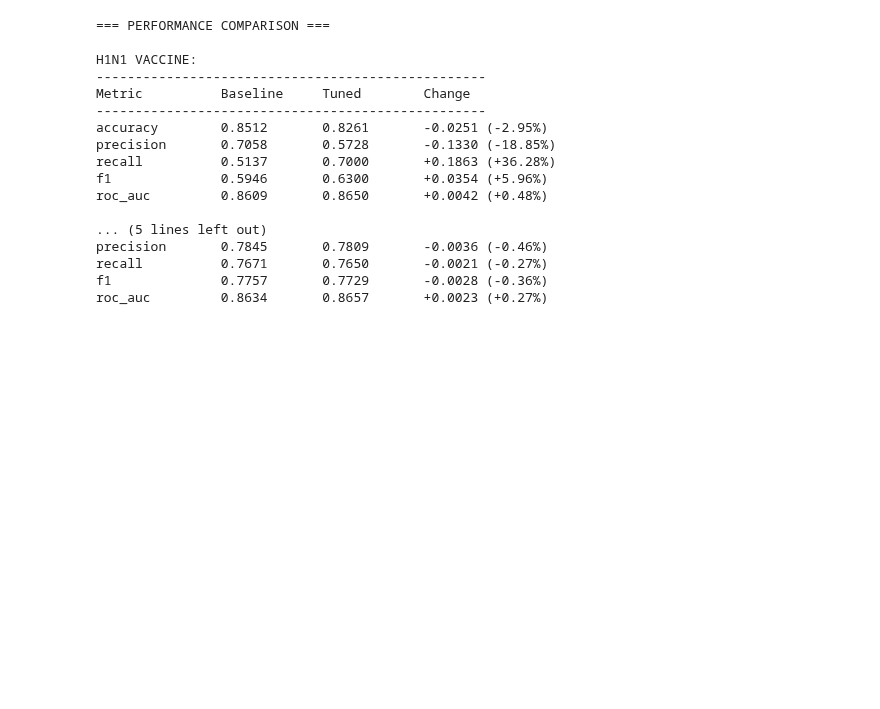
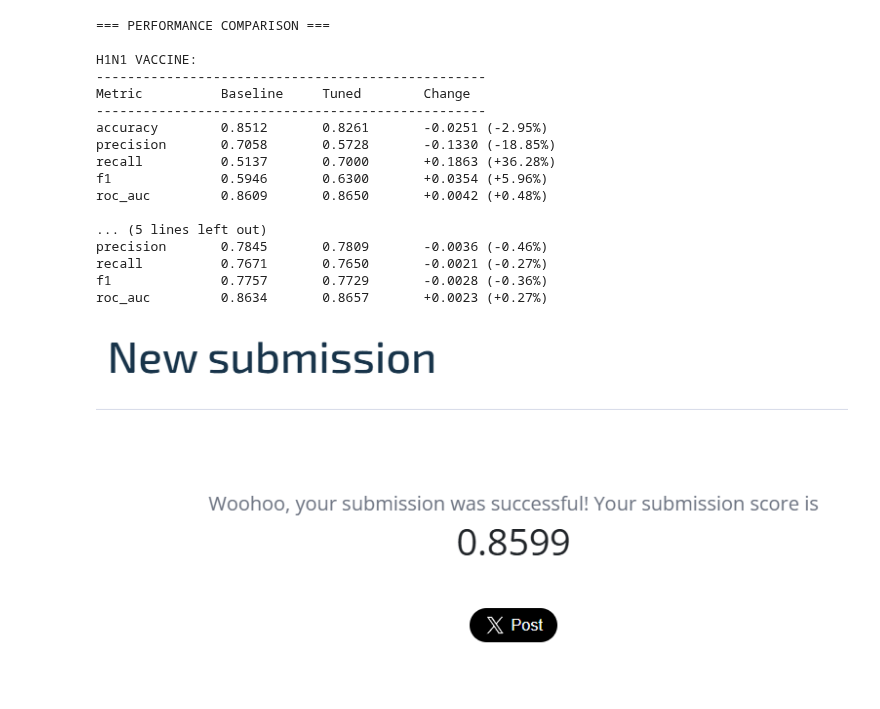
Before and after one commit to americano-diana/neuro_flushot, a Jupyter notebook: notebooks/sprint2_modeling_lgbm.ipynb, the cells around one changed output. Cells and saved outputs as stored; diff of their text form; code cells hidden in the pictures; blank space fills up the shorter version.

```diff
--- a/notebooks/sprint2_modeling_lgbm.ipynb
+++ b/notebooks/sprint2_modeling_lgbm.ipynb
@@ -309,3 +309,8 @@ precision       0.7845       0.7809       -0.0036 (-0.46%)
 recall          0.7671       0.7650       -0.0021 (-0.27%)
 f1              0.7757       0.7729       -0.0028 (-0.36%)
 roc_auc         0.8634       0.8657       +0.0023 (+0.27%)
+# %%
+from IPython.display import Image
+Image("../lgbm-submission.png")
+# %% [output]
+[figure, added]
```
Also changed, not shown: 8 other files.
